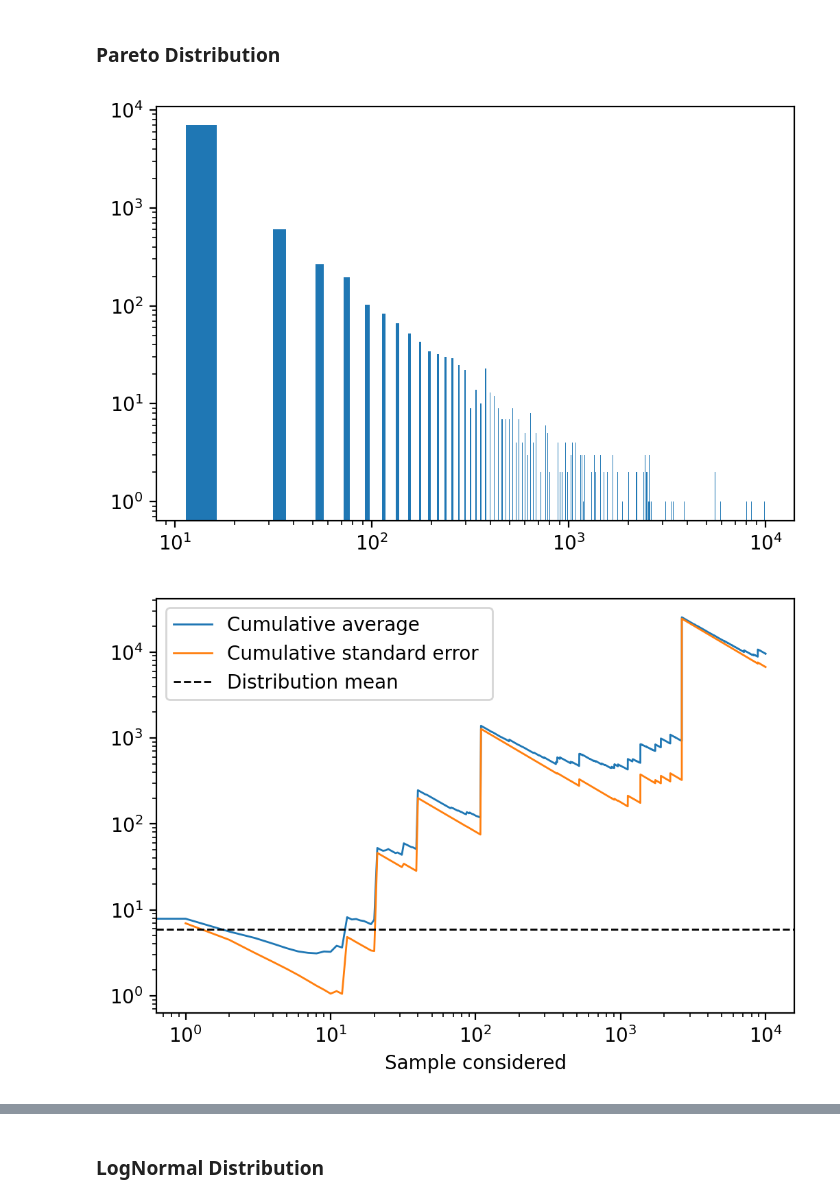
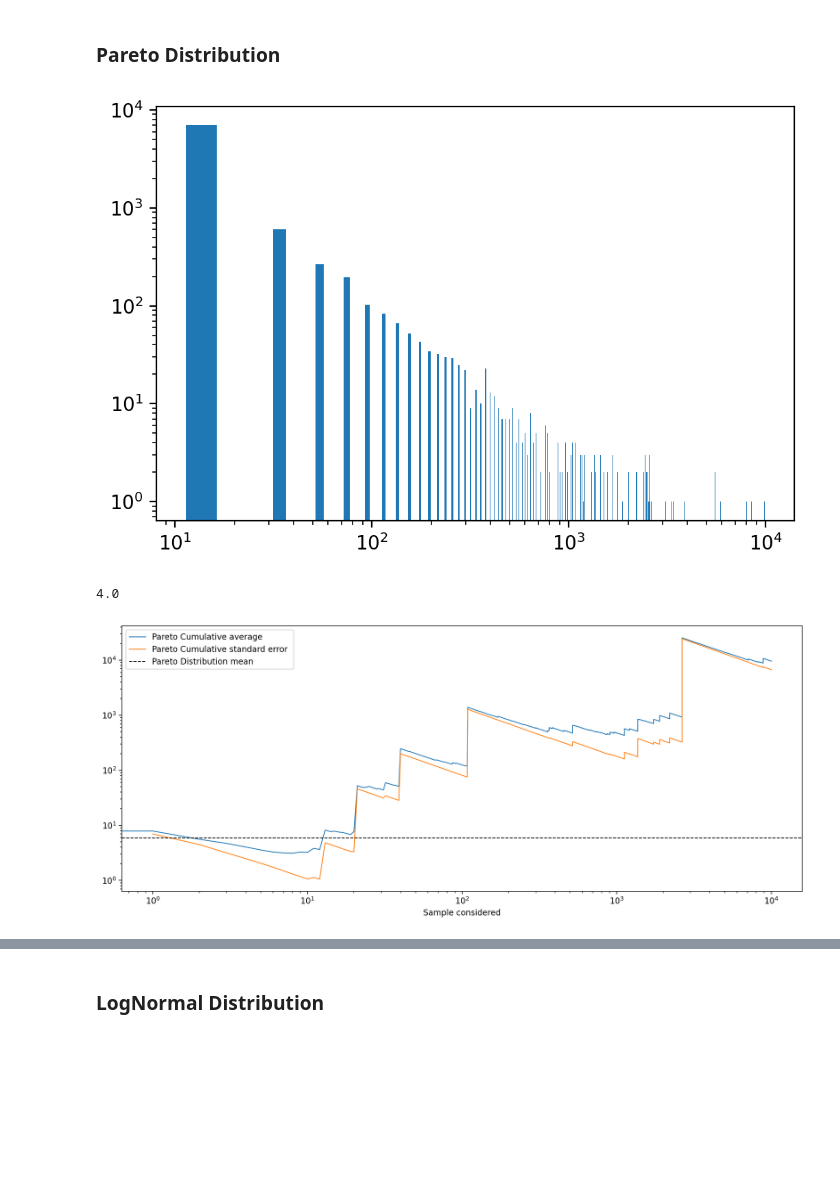
Before and after one commit to natasha0301/02467Assignment1, a Jupyter notebook: 02467 Assignment 1.ipynb, the cells around one changed output, grey strips where cells are left out. Cells and saved outputs as stored; diff of their text form; code cells hidden in the pictures; blank space fills up the shorter version.

```diff
--- a/02467 Assignment 1.ipynb
+++ b/02467 Assignment 1.ipynb
@@ -481,21 +479,23 @@ pareto_mean = P_df.expanding().mean()
 pareto_sem = P_df.expanding().sem()
 pareto_median = P_df.expanding().median()
 
-mean = pareto.mean(P,scale=m).mean()
+mean_p = pareto.mean(P,scale=m).mean()
 
-std = pd.DataFrame(pareto.std(P, scale=m))
+median_p = m * (2**(1/a))
+median_p
 # %% [output]
 [figure]
+4.0
 # %%
 x_axis = np.linspace(0,10000,10000)
-fig,ax=plt.subplots(dpi=200)
-ax.plot(x_axis,pareto_mean,label="Cumulative average")
-ax.plot(x_axis,pareto_sem,label="Cumulative standard error ")
-ax.axhline(mean, color='k', linestyle='dashed', linewidth=1, label="Distribution mean")
+fig,ax=plt.subplots(figsize=(15,6), dpi=200)
+ax.plot(x_axis,pareto_mean,label="Pareto Cumulative average")
+ax.plot(x_axis,pareto_sem,label="Pareto Cumulative standard error ")
+ax.axhline(mean_p, color='k', linestyle='dashed', linewidth=1, label="Pareto Distribution mean")
 ax.set_xlabel("Sample considered")
 ax.set_yscale('log')
 ax.set_xscale('log')
 ax.legend()
 plt.show()
 # %% [output]
-[figure, old version]
+[figure, new version]
```
Also changed, not shown: parts of 15 cells of this notebook.
